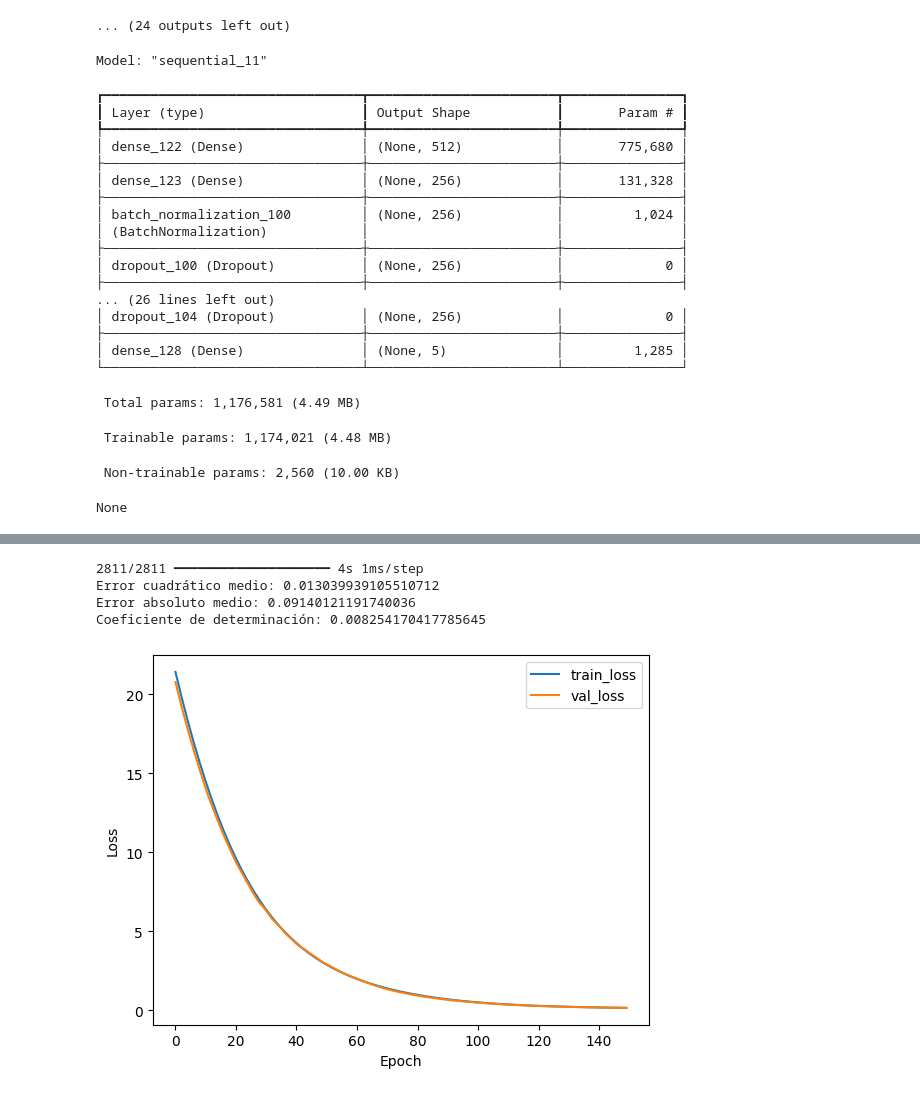
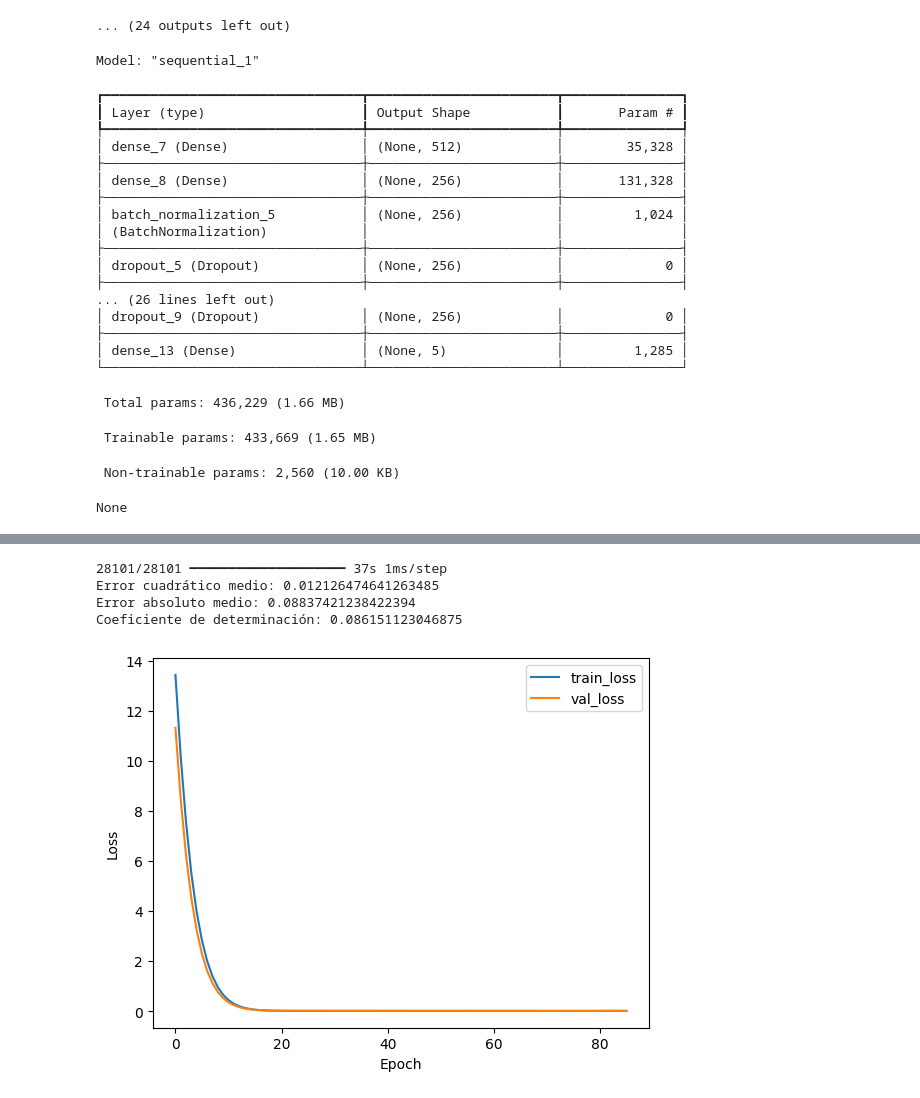
Before and after one commit to HaiderFonseca/ICFES, a Jupyter notebook: Data Science/experiments.ipynb, the cells around one changed output, grey strips where cells are left out. Drawn from its saved outputs; the diff is of its cells as text; code cells hidden in the pictures.

Commit message:
Data Science model and Data Engineering materialized Views

```diff
--- a/Data Science/experiments.ipynb
+++ b/Data Science/experiments.ipynb
@@ -21,12 +21,12 @@ def load_data():
     Función para cargar los datos
     """
     data = pd.read_csv('clean_data.csv')
-    data = data.drop(columns=['estudiante_fechanacimiento', 'colegio_nombre', 'estudiante_municipio', 'puntaje_global'])
+    data['examen_periodo'] = data['periodo'].astype(str).str.slice(-1).astype(int).clip(upper=2, lower=1)
+    data = data.drop(columns=['estudiante_fechanacimiento', 'colegio_nombre', 'estudiante_municipio', 'puntaje_global', 'colegio_municipio', 'estudiante_departamento', 'periodo'])
     categorical_columns = data.select_dtypes(include=['object']).columns
     for column in categorical_columns:
         data[column] = data[column].fillna('DESCONOCIDO')
-    data = pd.get_dummies(data)
-    data = data.sample(frac=0.1, random_state=42)
+    data = pd.get_dummies(data, sparse=True)
     targets = ['puntaje_ingles', 'puntaje_matematicas', 'puntaje_sociales_ciudadanas', 'puntaje_ciencias_naturales', 'puntaje_lectura_critica']
     X = data.drop(columns=targets).to_numpy().astype(np.float32)
     Y= data[targets].to_numpy().astype(np.float32)
@@ -41,7 +41,7 @@ def get_model(num_hidden_layers, num_hidden_units, activation_func):
     """
     # Definir el modelo
     model = Sequential()
-    model.add(Dense(512, activation=activation_func, kernel_regularizer=l2(0.01), input_dim=1514))
+    model.add(Dense(512, activation=activation_func, kernel_regularizer=l2(0.01), input_dim=68))
 
     # Capas ocultas
     for n in range(num_hidden_layers):
@@ -67,7 +67,7 @@ def train_neural_network(model, X_train, y_train, epochs):
     Entrenamiento del clasificador
     """
 
-    #checkpoint = ModelCheckpoint("model.keras", monitor='val_loss', verbose=1, save_best_only=True, mode='min')
+    checkpoint = ModelCheckpoint("model.keras", monitor='val_loss', verbose=1, save_best_only=True, mode='min')
     early_stopping = EarlyStopping(monitor='val_loss', patience=10, verbose=1, restore_best_weights=True)
 
     # Entrenar el modelo
@@ -78,7 +78,7 @@ def train_neural_network(model, X_train, y_train, epochs):
         batch_size=300000,
         validation_split=0.3,
         validation_batch_size=300000,
-        callbacks=[early_stopping]
+        callbacks=[early_stopping, checkpoint]
     )
 
     return history
@@ -152,7 +152,7 @@ def pipeline(num_hidden_layers, num_hidden_units, activation_func, epochs=50, sa
     mlflow.end_run(status='FINISHED')
 
     if save_model:
-        model.save("model.keras")
+        model.save("model_saved.keras")
 # %%
 num_hidden_layers_candidates = [5, 10, 15]
 for num_hidden_layers in num_hidden_layers_candidates:
@@ -314,28 +314,28 @@ Coeficiente de determinación: -1.0026488304138184
 ... (24 outputs left out)
 # %%
 # Final selected Model
-pipeline(5, 256, 'relu', epochs=150, save_model=True)
+pipeline(5, 256, 'relu', epochs=250, save_model=True)
 # %% [output]
-Model: "sequential_11"
+Model: "sequential_1"
 ┏━━━━━━━━━━━━━━━━━━━━━━━━━━━━━━━━━┳━━━━━━━━━━━━━━━━━━━━━━━━┳━━━━━━━━━━━━━━━┓
 ┃ Layer (type)                    ┃ Output Shape           ┃       Param # ┃
 ┡━━━━━━━━━━━━━━━━━━━━━━━━━━━━━━━━━╇━━━━━━━━━━━━━━━━━━━━━━━━╇━━━━━━━━━━━━━━━┩
-│ dense_122 (Dense)               │ (None, 512)            │       775,680 │
+│ dense_7 (Dense)                 │ (None, 512)            │        35,328 │
 ├─────────────────────────────────┼────────────────────────┼───────────────┤
-│ dense_123 (Dense)               │ (None, 256)            │       131,328 │
+│ dense_8 (Dense)                 │ (None, 256)            │       131,328 │
 ├─────────────────────────────────┼────────────────────────┼───────────────┤
-│ batch_normalization_100         │ (None, 256)            │         1,024 │
+│ batch_normalization_5           │ (None, 256)            │         1,024 │
 │ (BatchNormalization)            │                        │               │
 ├─────────────────────────────────┼────────────────────────┼───────────────┤
-│ dropout_100 (Dropout)           │ (None, 256)            │             0 │
+│ dropout_5 (Dropout)             │ (None, 256)            │             0 │
 ├─────────────────────────────────┼────────────────────────┼───────────────┤
 ... (26 lines left out)
-│ dropout_104 (Dropout)           │ (None, 256)            │             0 │
+│ dropout_9 (Dropout)             │ (None, 256)            │             0 │
 ├─────────────────────────────────┼────────────────────────┼───────────────┤
-│ dense_128 (Dense)               │ (None, 5)              │         1,285 │
+│ dense_13 (Dense)                │ (None, 5)              │         1,285 │
 └─────────────────────────────────┴────────────────────────┴───────────────┘
- Total params: 1,176,581 (4.49 MB)
+ Total params: 436,229 (1.66 MB)
- Trainable params: 1,174,021 (4.48 MB)
+ Trainable params: 433,669 (1.65 MB)
  Non-trainable params: 2,560 (10.00 KB)
 None
 [interactive output not drawn]
@@ -361,5 +361,5 @@ Restoring model weights from the end of the best epoch: 150.
-2811/2811 ━━━━━━━━━━━━━━━━━━━━ 4s 1ms/step
-Error cuadrático medio: 0.013039939105510712
-Error absoluto medio: 0.09140121191740036
-Coeficiente de determinación: 0.008254170417785645
+28101/28101 ━━━━━━━━━━━━━━━━━━━━ 37s 1ms/step
+Error cuadrático medio: 0.012126474641263485
+Error absoluto medio: 0.08837421238422394
+Coeficiente de determinación: 0.086151123046875
-[figure, old version]
+[figure, new version]
```
Also changed, not shown: parts of 1 cell of this notebook, 17 other files.
